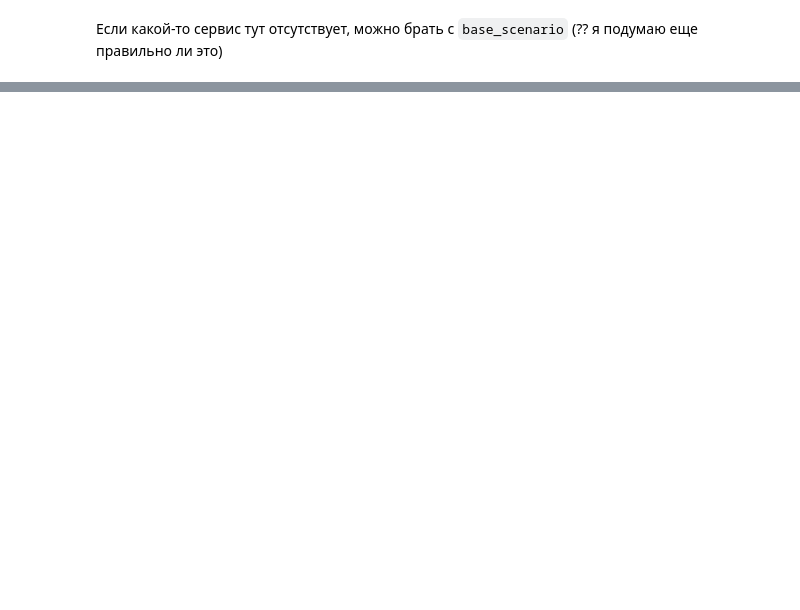
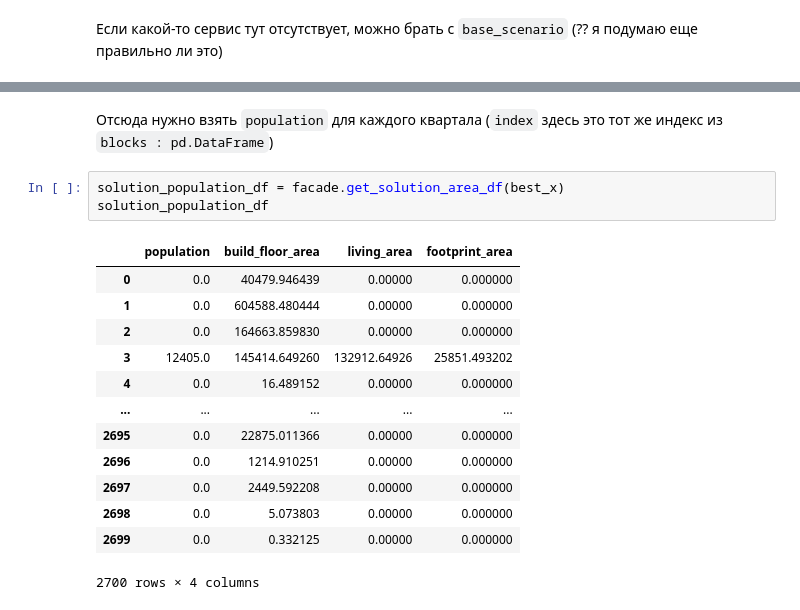
Before and after one commit to vasilstar97/prostor-examples, a Jupyter notebook: examples/Ф35 и Ф26.ipynb, the cells around one changed output, grey strips where cells are left out. Saved outputs shown, nothing was run; the diff lists cells and outputs as text; blank space fills up the shorter version.

```diff
--- a/examples/Ф35 и Ф26.ipynb
+++ b/examples/Ф35 и Ф26.ipynb
@@ -300,0 +314,19 @@ solution_df
+# %% [markdown]
+Отсюда нужно взять `population` для каждого квартала (`index` здесь это тот же индекс из `blocks : pd.DataFrame`)
+# %%
+solution_population_df = facade.get_solution_area_df(best_x)
+solution_population_df
+# %% [output]
+|  | population | build_floor_area | living_area | footprint_area |
+| 0 | 0.0 | 40479.946439 | 0.00000 | 0.000000 |
+| 1 | 0.0 | 604588.480444 | 0.00000 | 0.000000 |
+| 2 | 0.0 | 164663.859830 | 0.00000 | 0.000000 |
+| 3 | 12405.0 | 145414.649260 | 132912.64926 | 25851.493202 |
+| 4 | 0.0 | 16.489152 | 0.00000 | 0.000000 |
+| ... | ... | ... | ... | ... |
+| 2695 | 0.0 | 22875.011366 | 0.00000 | 0.000000 |
+| 2696 | 0.0 | 1214.910251 | 0.00000 | 0.000000 |
+| 2697 | 0.0 | 2449.592208 | 0.00000 | 0.000000 |
+| 2698 | 0.0 | 5.073803 | 0.00000 | 0.000000 |
+| 2699 | 0.0 | 0.332125 | 0.00000 | 0.000000 |
+2700 rows × 4 columns
```
Also changed, not shown: parts of 15 cells of this notebook, 13 other files.
